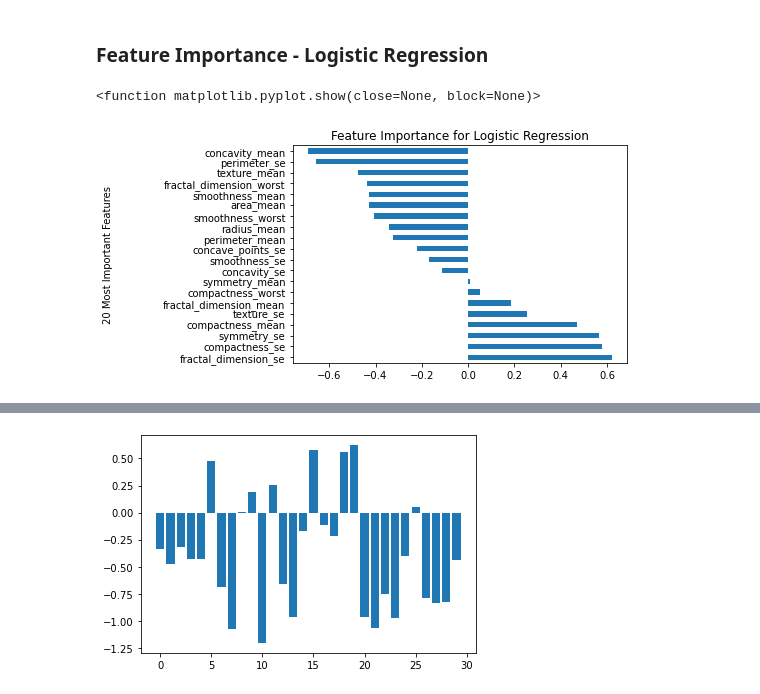
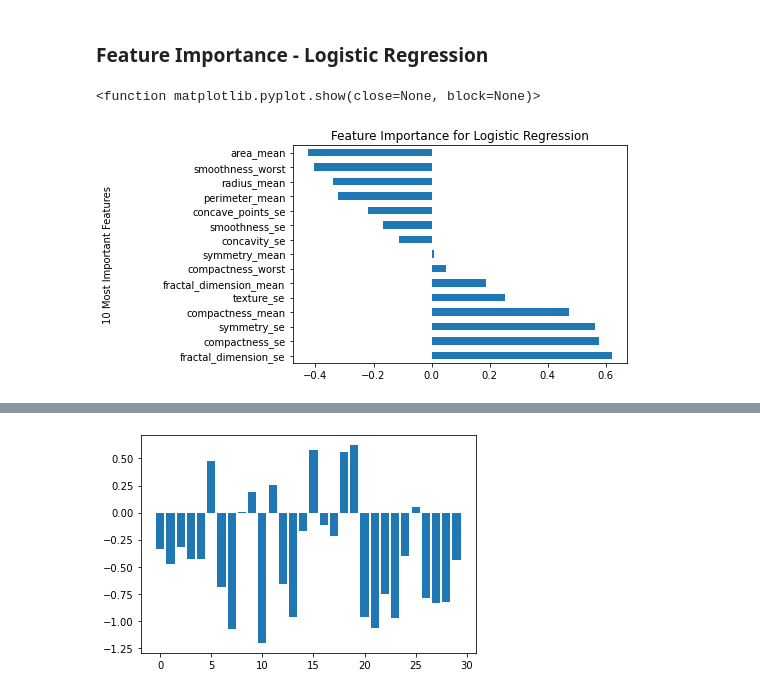
Before and after one commit to mars12161/bayer_challenge_d_life, a Jupyter notebook: breast_cancer_analysis_kb.ipynb, the cells around one changed output, grey strips where cells are left out. Cells and saved outputs as stored; diff of their text form; code cells hidden in the pictures.

```diff
--- a/breast_cancer_analysis_kb.ipynb
+++ b/breast_cancer_analysis_kb.ipynb
@@ -610,14 +663,14 @@ pickle.dump(lr, open('./model/lr.pkl', 'wb'))
 importance = lr.coef_[0]
 # %%
 feat_importances = pd.Series(importance, index=X_train.columns)
-feat_importances.nlargest(20).plot(kind='barh',title = 'Feature Importance')
+feat_importances.nlargest(15).plot(kind='barh',title = 'Feature Importance')
 plt.title("Feature Importance for Logistic Regression")
-plt.ylabel("20 Most Important Features", labelpad = 50)
+plt.ylabel("10 Most Important Features", labelpad = 50)
 plt.savefig("./images/lr_features.png", bbox_inches='tight')
 plt.show
 # %% [output]
 <function matplotlib.pyplot.show(close=None, block=None)>
-[figure, old version]
+[figure, new version]
 # %%
 #The positive scores indicate a feature that predicts class 1,
 #whereas the negative scores indicate a feature that predicts class 0.
```
Also changed, not shown: parts of 62 cells of this notebook.
